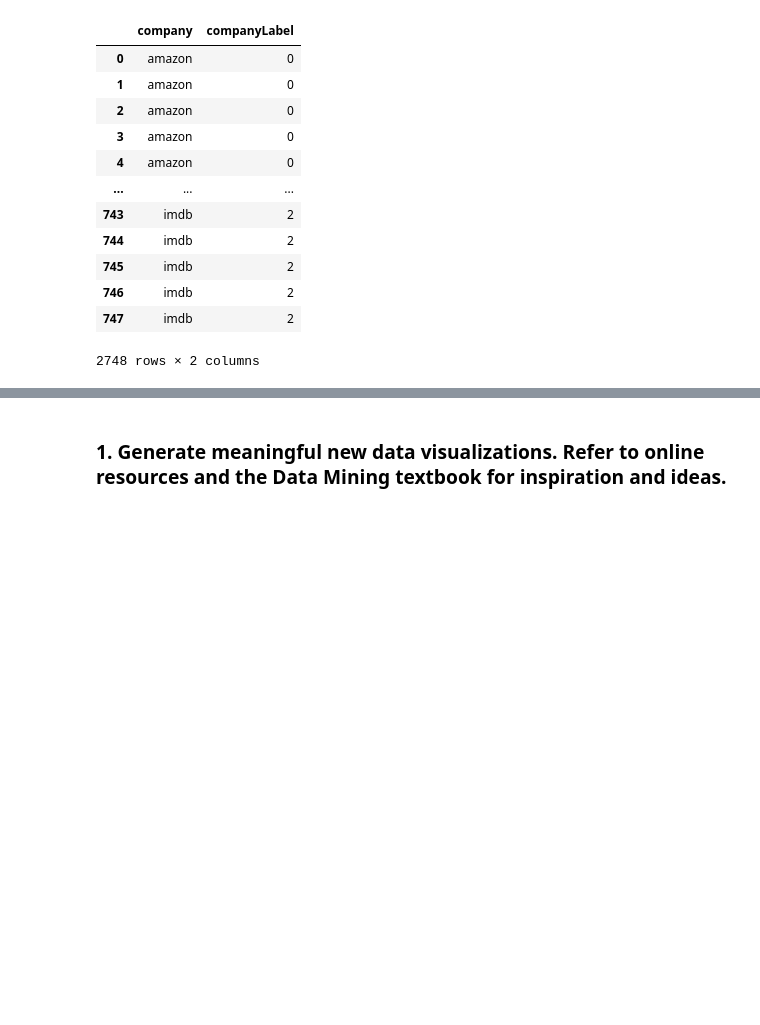
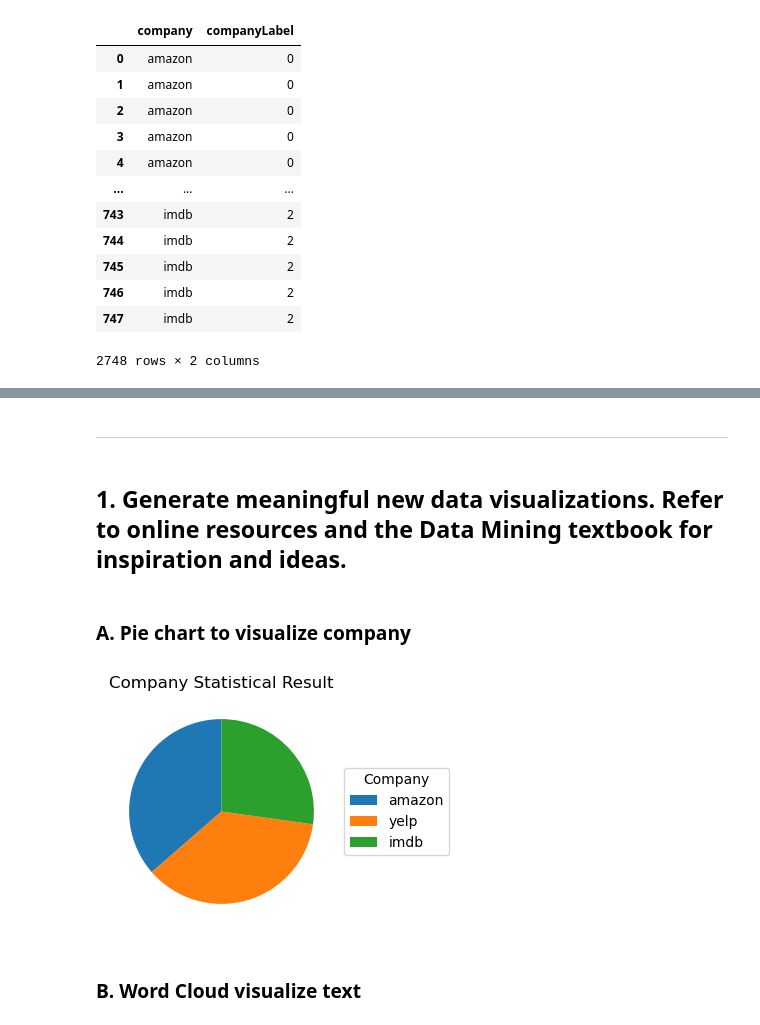
Before and after one commit to antinghsieh555/DM2022-Lab1-Homework, a Jupyter notebook: DM2022-Lab1-Homework_Part3Part4.ipynb, the cells around one changed output, grey strips where cells are left out. Cells and saved outputs as stored; diff of their text form; code cells hidden in the pictures; blank space fills up the shorter version.

Commit message:
finish data visualization

```diff
--- a/DM2022-Lab1-Homework_Part3Part4.ipynb
+++ b/DM2022-Lab1-Homework_Part3Part4.ipynb
@@ -175,3 +157,10 @@ df[["company", "companyLabel"]]
 | 746 | imdb | 2 |
 | 747 | imdb | 2 |
 2748 rows × 2 columns
+# %%
+# Make df['companyLabel'] into binary code
+mlb = preprocessing.LabelBinarizer()
+mlb.fit(df.companyLabel)
+df['bin_companyLable'] = mlb.transform(df['companyLabel']).tolist()
+df['bin_companyName'] = mlb.transform(df['companyLabel']).tolist()
+df
@@ -178,2 +181,35 @@ df[["company", "companyLabel"]]
+# %% [markdown]
+---
 # %% [markdown]
-### 1. Generate meaningful new data visualizations. Refer to online resources and the Data Mining textbook for inspiration and ideas.
+## 1. Generate meaningful new data visualizations. Refer to online resources and the Data Mining textbook for inspiration and ideas.
+# %% [markdown]
+### A. Pie chart to visualize company
+# %%
+# Pie chart
+sta_data = df.company.value_counts()
+# print (sta_data)
+
+company_list = df.company.unique()
+# print(company_list)
+
+fig, ax = plt.subplots(figsize=(6, 3), subplot_kw=dict(aspect="equal"))
+
+
+
+wedges, texts = ax.pie(sta_data,
+                       textprops=dict(color="w"),
+                       startangle=90,)
+
+ax.legend(wedges, company_list,
+          title="Company",
+          loc="center left",
+          bbox_to_anchor=(1, 0, 0.5, 1))
+
+
+ax.set_title("Company Statistical Result")
+
+plt.show()
+# %% [output]
+[figure, added]
+# %% [markdown]
+### B. Word Cloud visualize text
```
Also changed, not shown: parts of 12 cells of this notebook.
